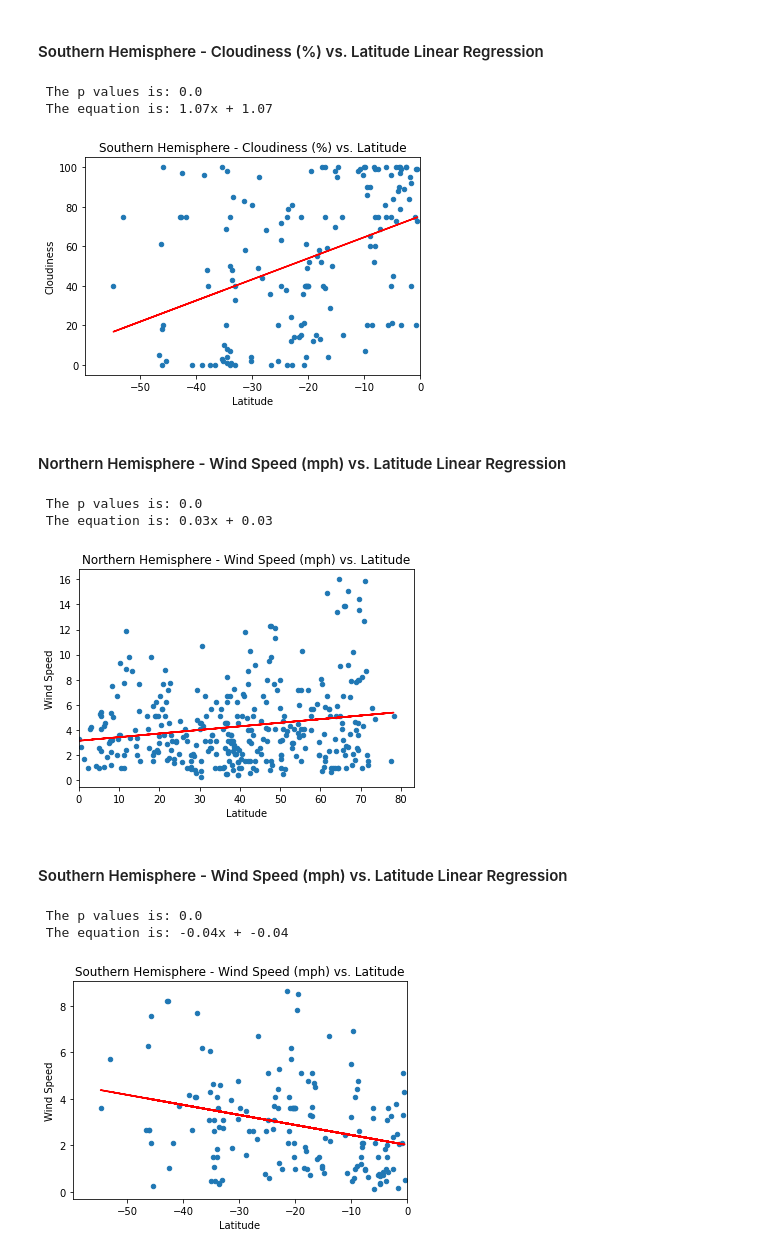
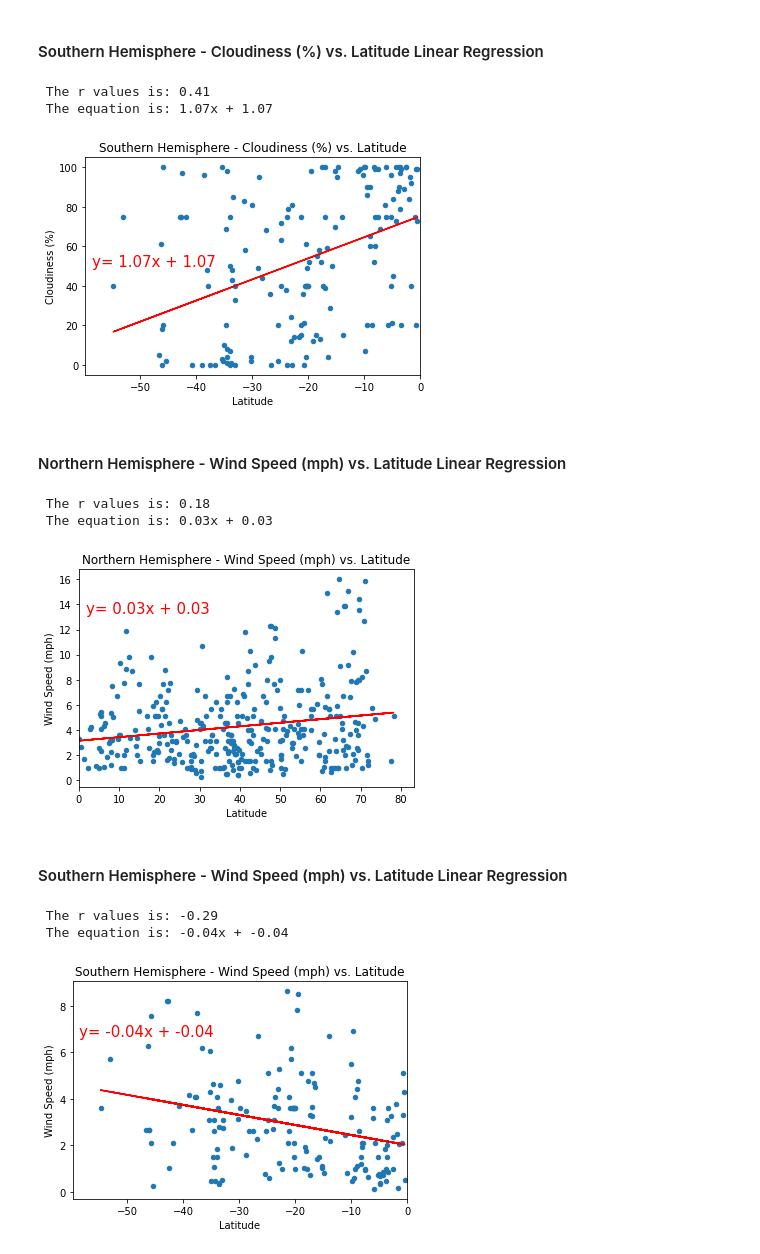
Before and after one commit to palolo02/python-api-challenge, a Jupyter notebook: WeatherPy/WeatherPy.ipynb, the cells around one changed output. Saved outputs shown, nothing was run; the diff lists cells and outputs as text; code cells hidden in the pictures.

Commit message:
Ffinal adjustments, final details in graphs and analysis for each display

```diff
--- a/WeatherPy/WeatherPy.ipynb
+++ b/WeatherPy/WeatherPy.ipynb
@@ -364,23 +436,37 @@ x_values = southern_df["Lat"]
 y_values = southern_df["Cloudiness"]
 y_lr_values = []
 
+# Calculate the regression model
 slope, intercept, rvalue, pvalue, stderr = linregress(x = x_values, y = y_values)
 
+# Calculate the y = Mx + b values
 for lat in x_values:
     y_lr_values.append(round((slope * lat + intercept),2))
 
-print(f" The p values is: {round(pvalue,2)}")
+print(f" The r values is: {round(rvalue,2)}")
 print(f" The equation is: {round(slope,2)}x + {round(slope,2)}")
 
-southern_df.plot(x = "Lat", y = "Cloudiness", kind="scatter",title="Southern Hemisphere - Cloudiness (%) vs. Latitude",xlim=(min_Lat,0))
+ax = southern_df.plot(x = "Lat", y = "Cloudiness", kind="scatter",title="Southern Hemisphere - Cloudiness (%) vs. Latitude",xlim=(min_Lat,0))
 plt.plot(x_values, y_lr_values, color="red")
 plt.xlabel("Latitude")
-plt.ylabel("Cloudiness")
+plt.ylabel("Cloudiness (%)")
+
+# Add the equation in the graph
+ax.text(0.02, 0.50, f"y= {round(slope,2)}x + {round(slope,2)}",
+        #verticalalignment='bottom', horizontalalignment='left',
+        transform=ax.transAxes,
+        color='red', fontsize=15)
+plt.savefig("../output_data/Southern Hemisphere - Cloudiness (%) vs. Latitude.png")
 plt.show()
+
+# For the Southern Hemisphrere we observe a similar pattern in which the closer to the Ecuator, the greater percentage
+# of cloudiness we consider.
+# Statistically we have a considerable positive correlation between latitude and cloudiness by looking at the r value
+# However, this Hemisphere does not present the horizontal line patter observed in the North
 # %% [output]
- The p values is: 0.0
+ The r values is: 0.41
  The equation is: 1.07x + 1.07
-[figure, old version]
+[figure, new version]
 # %% [markdown]
 ####  Northern Hemisphere - Wind Speed (mph) vs. Latitude Linear Regression
 # %%
@@ -389,46 +475,73 @@ x_values = northern_df["Lat"]
 y_values = northern_df["Wind Speed"]
 y_lr_values = []
 
+# Calculate the regression model
 slope, intercept, rvalue, pvalue, stderr = linregress(x = x_values, y = y_values)
 
+# Calculate the y = Mx + b values
 for lat in x_values:
     y_lr_values.append(round((slope * lat + intercept),2))
 
-print(f" The p values is: {round(pvalue,2)}")
+print(f" The r values is: {round(rvalue,2)}")
 print(f" The equation is: {round(slope,2)}x + {round(slope,2)}")
 
-northern_df.plot(x = "Lat", y = "Wind Speed", kind="scatter",title="Northern Hemisphere - Wind Speed (mph) vs. Latitude",xlim=(0,max_Lat))
+ax = northern_df.plot(x = "Lat", y = "Wind Speed", kind="scatter",title="Northern Hemisphere - Wind Speed (mph) vs. Latitude",xlim=(0,max_Lat))
 plt.plot(x_values, y_lr_values, color="red")
 plt.xlabel("Latitude")
-plt.ylabel("Wind Speed")
+plt.ylabel("Wind Speed (mph)")
+
+# Add the equation in the graph
+ax.text(0.02, 0.80, f"y= {round(slope,2)}x + {round(slope,2)}",
+        #verticalalignment='bottom', horizontalalignment='left',
+        transform=ax.transAxes,
+        color='red', fontsize=15)
+plt.savefig("../output_data/Northern Hemisphere - Wind Speed (mph) vs. Latitude.png")
 
 plt.show()
+
+# For the Northern Hemisphere we observe that the majority of the locations present low speed wind ranges.
+# Statiscally, we have a slightly positive correlation between wind speed and latitud.
+# There are some points witht the heighest latitude that present high wind speed values that we
+# need to further investigate
 # %% [output]
- The p values is: 0.0
+ The r values is: 0.18
  The equation is: 0.03x + 0.03
-[figure, old version]
+[figure, new version]
 # %% [markdown]
 ####  Southern Hemisphere - Wind Speed (mph) vs. Latitude Linear Regression
 # %%
 # Linear Regression Model
 x_values = southern_df["Lat"]
 y_values = southern_df["Wind Speed"]
 y_lr_values = []
 
+# Calculate the regression model
 slope, intercept, rvalue, pvalue, stderr = linregress(x = x_values, y = y_values)
 
+# Calculate the y = Mx + b values
 for lat in x_values:
     y_lr_values.append(round((slope * lat + intercept),2))
 
-print(f" The p values is: {round(pvalue,2)}")
+print(f" The r values is: {round(rvalue,2)}")
 print(f" The equation is: {round(slope,2)}x + {round(slope,2)}")
 
-southern_df.plot(x = "Lat", y = "Wind Speed", kind="scatter",title="Southern Hemisphere - Wind Speed (mph) vs. Latitude",xlim=(min_Lat,0))
+# Add the equation in the graph
+ax = southern_df.plot(x = "Lat", y = "Wind Speed", kind="scatter",title="Southern Hemisphere - Wind Speed (mph) vs. Latitude",xlim=(min_Lat,0))
 plt.plot(x_values, y_lr_values, color="red")
 plt.xlabel("Latitude")
-plt.ylabel("Wind Speed")
+plt.ylabel("Wind Speed (mph)")
+ax.text(0.02, 0.75, f"y= {round(slope,2)}x + {round(slope,2)}",
+        #verticalalignment='bottom', horizontalalignment='left',
+        transform=ax.transAxes,
+        color='red', fontsize=15)
+plt.savefig("../output_data/Southern Hemisphere - Wind Speed (mph) vs. Latitude.png")
+
 plt.show()
+
+# The Southern Hemisphere presents a negative correlation as we get closer to the Ecuator, the wind speed descends.
+# We can perceive thiss patter in the data by looking at the concentration of points in the lower right-hand corner (near the Ecuator)
+#
 # %% [output]
- The p values is: 0.0
+ The r values is: -0.29
  The equation is: -0.04x + -0.04
-[figure, old version]
+[figure, new version]
```
Also changed, not shown: parts of 10 cells of this notebook, 8 other files.
